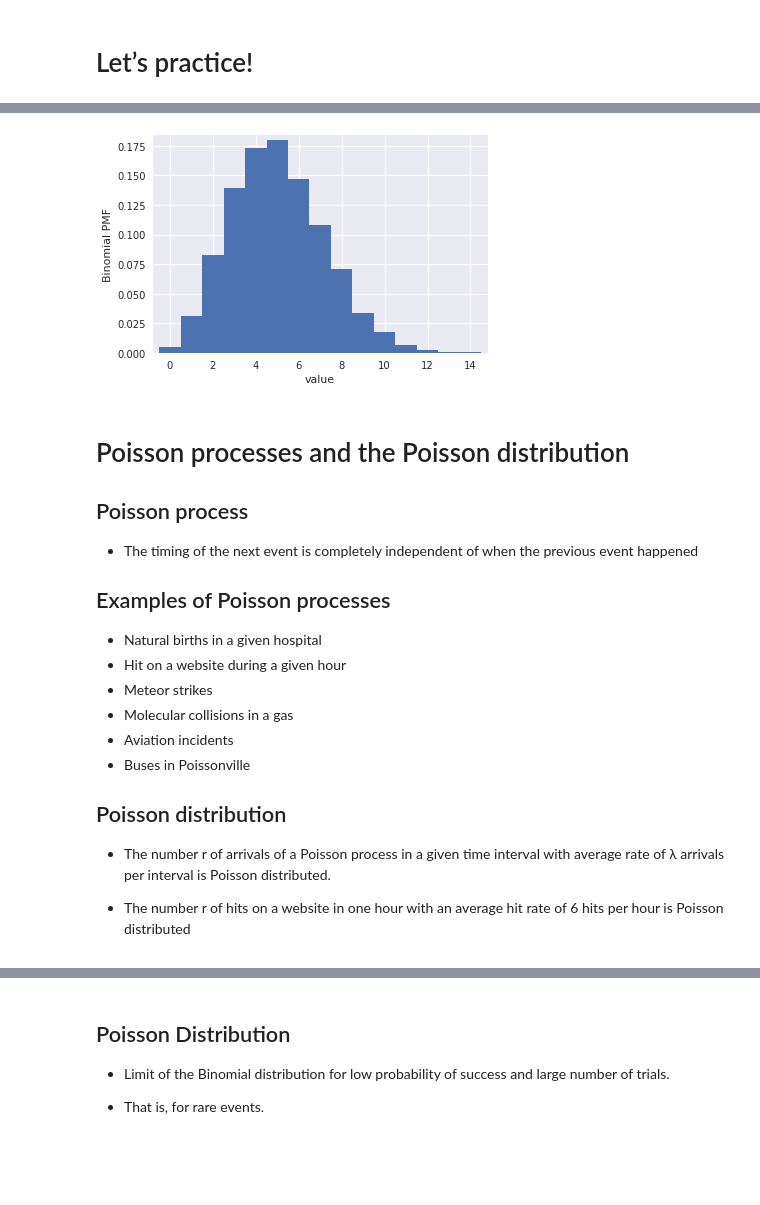
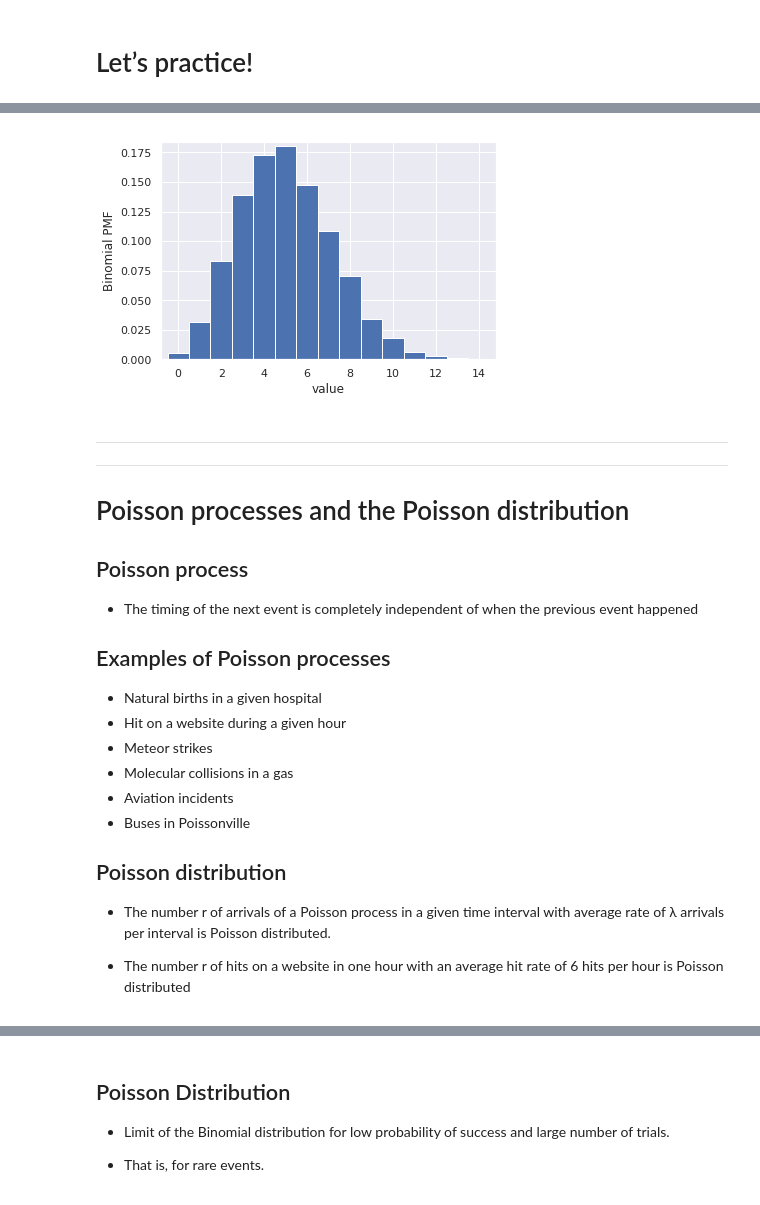
Before and after one commit to franksalas/datacamp, a Jupyter notebook: Statistical_Thinking_Python/03Thinking probabilistically_Discrete variables.ipynb, the cells around one changed output, grey strips where cells are left out. Drawn from its saved outputs; the diff is of its cells as text; code cells hidden in the pictures; blank space fills up the shorter version.

```diff
--- a/Statistical_Thinking_Python/03Thinking probabilistically_Discrete variables.ipynb
+++ b/Statistical_Thinking_Python/03Thinking probabilistically_Discrete variables.ipynb
@@ -2,6 +2,7 @@
 import pandas as pd
 import numpy as np
 import matplotlib.pyplot as plt
+plt.style.use('ggplot')
 # %% [markdown]
 Statistical inference rests upon probability. Because we can very rarely say anything meaningful with absolute certainty from data, we use probabilistic language to make quantitative statements about data. In this chapter, you will learn how to think probabilistically about discrete quantities, those that can only take certain values, like integers. It is an important first step in building the probabilistic language necessary to think statistically.
 # %% [markdown]
@@ -242,13 +313,13 @@ def ecdf(data):
     y = np.arange(1, n+1) / n
     return x, y
 # %%
-In [1]: import matplotlib.pyplot as plt
-In [2]: import seaborn as sns
-In [3]: sns.set()
-In [4]: x, y = ecdf(samples)
-In [5]: _ = plt.plot(x, y, marker='.', linestyle='none')
-In [6]: plt.margins(0.02)
-In [7]: _ = plt.xlabel('number of successes')
-In [8]: _ = plt.ylabel('CDF')
-In [9]: plt.show()
+import matplotlib.pyplot as plt
+import seaborn as sns
+sns.set()
+x, y = ecdf(samples)
+_ = plt.plot(x, y, marker='.', linestyle='none')
+plt.margins(0.02)
+_ = plt.xlabel('number of successes')
+_ = plt.ylabel('CDF')
+plt.show()
 # %% [output]
@@ -278,26 +359,30 @@ plt.show()
 # %%
 # Compute bin edges: bins
 bins = np.arange(0, max(n_defaults) + 1.5) - 0.5
 
 # Generate histogram
-_ = plt.hist(n_defaults, normed=True, bins=bins)
+_ = plt.hist(n_defaults, density=True, bins=bins)
 
 
 # Set margins
 plt.margins(0.02)
 
 
 # Label axes
 
 _ = plt.xlabel('value')
 _ = plt.ylabel('Binomial PMF')
 
 # Show the plot
 
 plt.show()
 # %% [output]
-[figure, old version]
+[figure, new version]
 # %% [markdown]
+---
+
+---
+
 # Poisson processes and the Poisson distribution
 
 ## Poisson process
```
Also changed, not shown: parts of 34 cells of this notebook, 19 other files.
